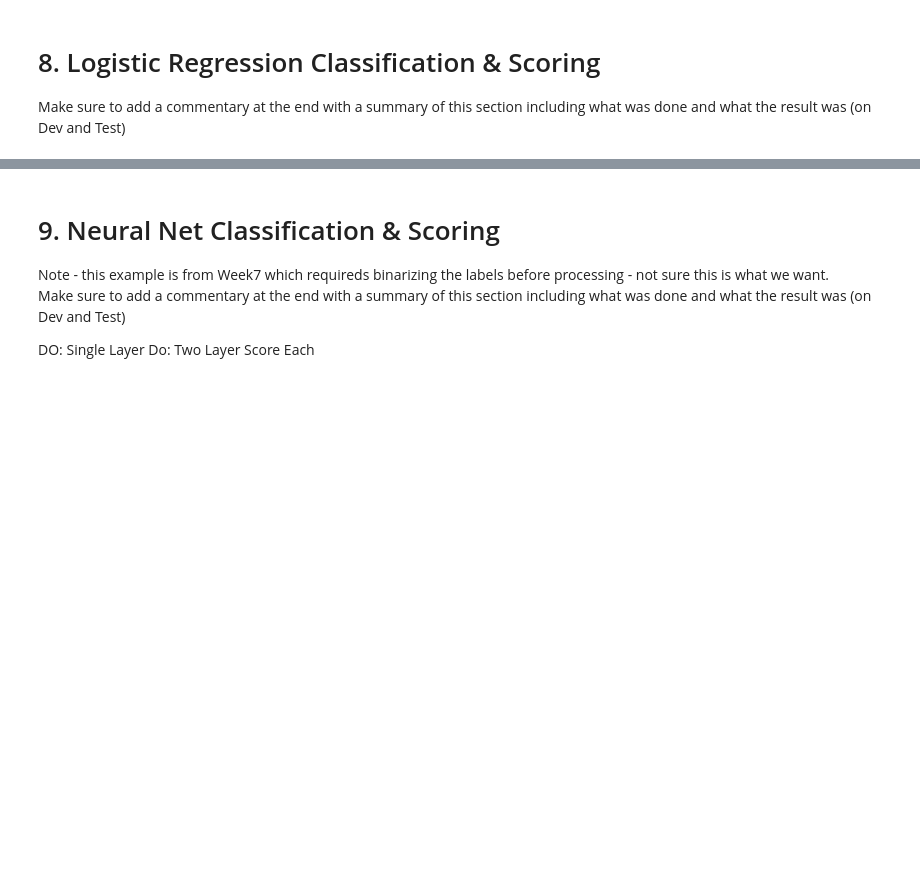
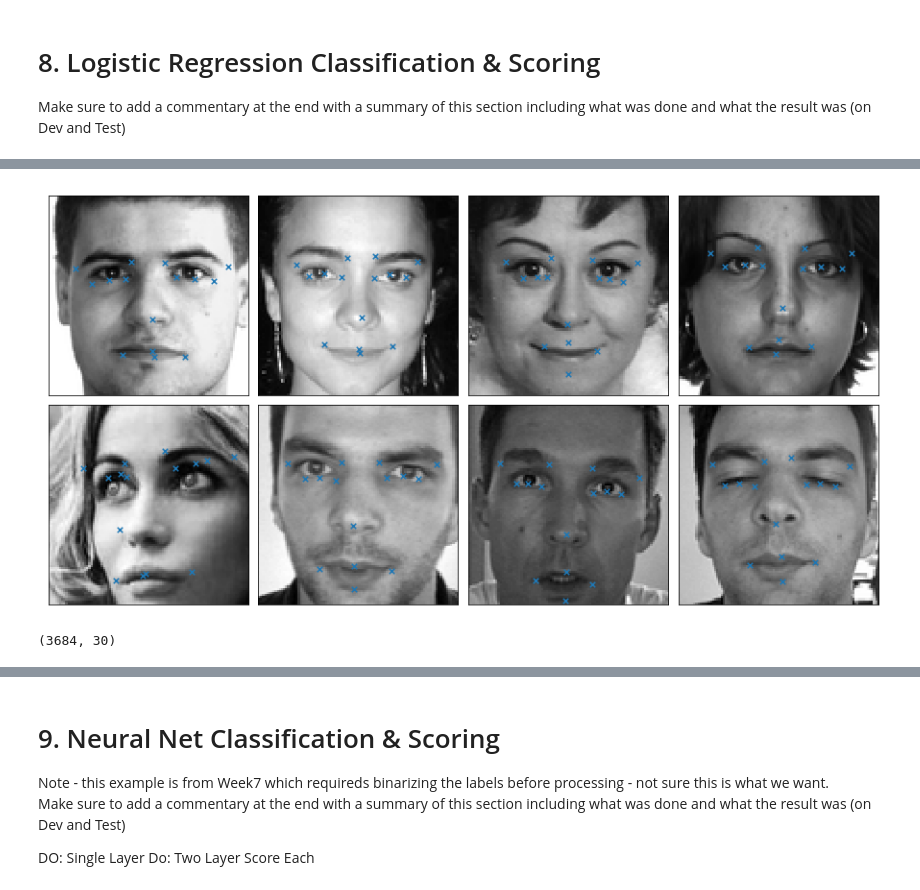
Before and after one commit to Shirleyhywl/W207_ALSY_FinalProject-1, a Jupyter notebook: W207_ALSY_FinalProject_Baseline_R1.ipynb, the cells around one changed output, grey strips where cells are left out. Cells and saved outputs as stored; diff of their text form; code cells hidden in the pictures; blank space fills up the shorter version.

```diff
--- a/W207_ALSY_FinalProject_Baseline_R1.ipynb
+++ b/W207_ALSY_FinalProject_Baseline_R1.ipynb
@@ -350,3 +491,26 @@ plt.show()
 # 6. kNN Classification & Scoring
 
 Make sure to add a commentary at the end with a summary of this section including what was done and what the result was (on Dev and Test)
+# %%
+from sklearn.neighbors import KNeighborsRegressor
+from sklearn.model_selection import GridSearchCV
+from sklearn.metrics import mean_squared_error
+
+#each label output is a regression value as opposed to a classifier
+#find optimal k
+#Use GridSearchCV
+param = {'n_neighbors': [2,3,4,5,6,7,8,9]}
+knn_regressor = KNeighborsRegressor()
+knn_search = GridSearchCV(knn_regressor, param, cv=5)
+knn_search.fit(train_X, train_y)
+best_k = knn_search.best_params_
+optimal_k = knn_search.best_params_['n_neighbors']
+print("optimal k: ", optimal_k)
+
+#optimal k:5
+#predict on the dev set
+knn=KNeighborsRegressor(n_neighbors = optimal_k)
+knn.fit(train_X, train_y)
+dev_predict_label= knn.predict(dev_X)
+
+print("RMSE of dev data: %.2f" % np.sqrt(mean_squared_error(dev_y, dev_predict_label)))
@@ -358,0 +609,31 @@ Make sure to add a commentary at the end with a summary of this section includin
+# %%
+# Those R-squared values aren't ideal, but let's see how it's doing
+
+def plot_sample(x, y, axis):
+    img = x.reshape(96, 96)
+    axis.imshow(img, cmap='gray')
+    axis.scatter(y[0::2] * 48 + 48, y[1::2] * 48 + 48, marker='x', s=30)
+
+fig = plt.figure(figsize=(12, 12))
+fig.subplots_adjust(
+    left=0, right=1, bottom=0, top=1, hspace=0.05, wspace=0.05)
+
+lr_mod = LinearRegression()
+lr_mod.fit(train_X, train_y)
+p = lr_mod.predict(dev_X)
+
+for i in range(8):
+    ax = fig.add_subplot(4, 4, i + 1, xticks=[], yticks=[])
+    plot_sample(dev_X[i], p[i], ax)
+
+plt.show()
+# %% [output]
+[figure, added]
+# %%
+moar_data = np.append(train_X, train_X_flipped, axis=0)
+moar_data.shape
+
+moar_labels = np.append(train_y, train_y_flipped, axis=0)
+moar_labels.shape
+# %% [output]
+(3684, 30)
```
Also changed, not shown: parts of 35 cells of this notebook.
